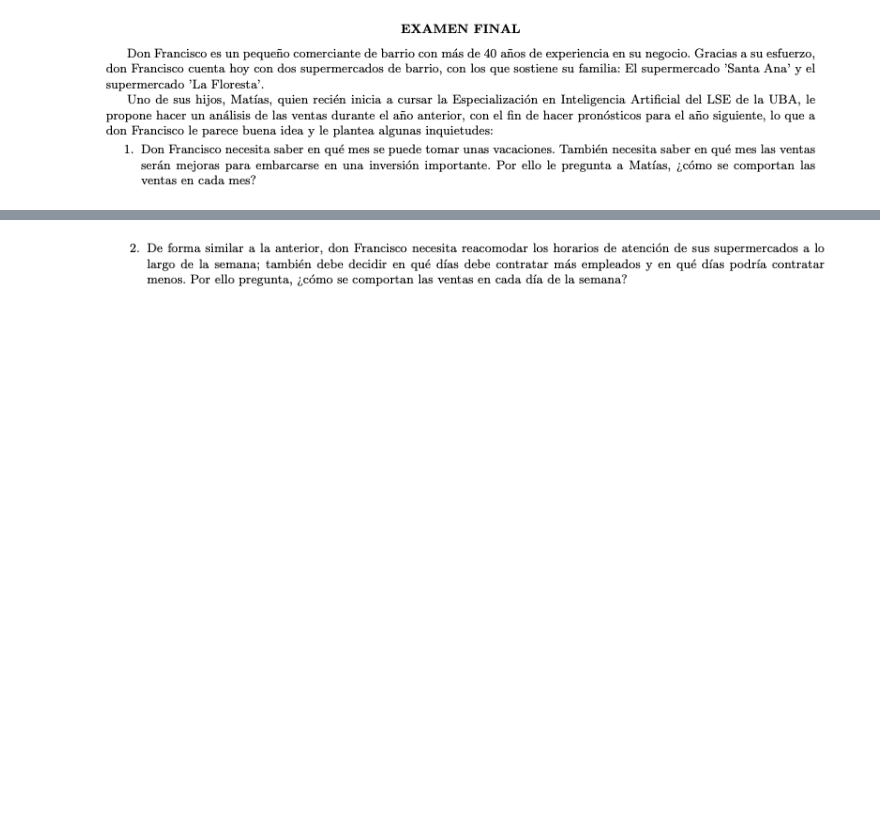
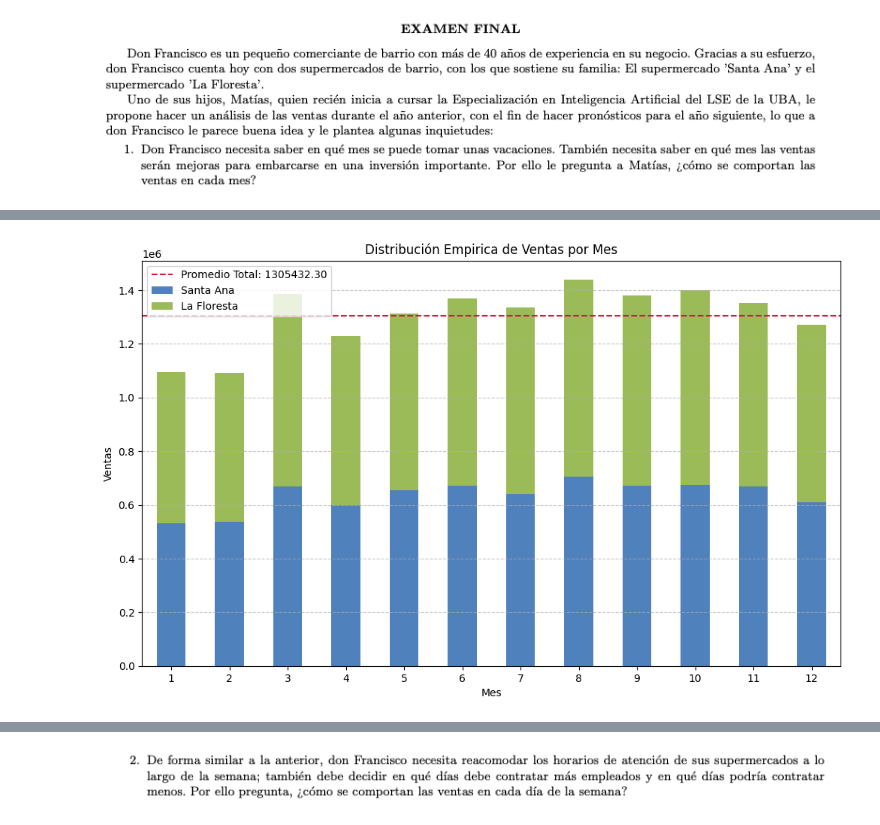
Before and after one commit to abrilnoguera/TPFinal-PEIA, a Jupyter notebook: TP Final.ipynb, the cells around one changed output, grey strips where cells are left out. Saved outputs shown, nothing was run; the diff lists cells and outputs as text; code cells hidden in the pictures; blank space fills up the shorter version.

```diff
--- a/TP Final.ipynb
+++ b/TP Final.ipynb
@@ -10,2 +23,20 @@
+# %%
+# Procesamiento de la variable 'Fecha'
+df['Fecha'] = pd.to_datetime(df['Fecha'])
+
+df['Mes'] = df['Fecha'].dt.month
+df['Dia'] = df['Fecha'].dt.weekday
+df['DiaSemana'] = df['Fecha'].dt.dayofweek
+dias = {0: 'Lunes', 1: 'Martes', 2: 'Miércoles', 3: 'Jueves', 4: 'Viernes', 5: 'Sábado', 6: 'Domingo'}
+df['DiaNombre'] = df['DiaSemana'].map(dias)
 # %% [markdown]
 ![image.png](attachment:image.png)
+# %%
+# Agrupamos por Mes y Tienda, sumando ventas
+tabla_ventas = df.groupby(['Mes', 'Tienda'])['Ventas'].sum().unstack()
+
+# Agregamos la columna 'Total' sumando Santa Ana + La Floresta
+tabla_ventas['Total'] = tabla_ventas.sum(axis=1)
+
+# Mostramos la tabla final
+print(tabla_ventas)
@@ -11,0 +58,27 @@
+# %%
+# Graficamos la tabla de ventas
+colores = ['#4F81BD', '#9BBB59']
+
+tabla_ventas[['Santa Ana', 'La Floresta']].plot(
+    kind='bar',
+    stacked=True,
+    figsize=(12,7),
+    color=colores
+)
+
+# Agregamos la línea de promedio
+promedio_total = tabla_ventas['Total'].mean()
+plt.axhline(y=promedio_total, color='crimson', linestyle='--', label=f'Promedio Total: {promedio_total:.2f}')
+
+# Mejoramos el gráfico
+plt.title("Distribución Empirica de Ventas por Mes")
+plt.xlabel("Mes")
+plt.ylabel("Ventas")
+plt.xticks(rotation=0)
+plt.legend()
+plt.grid(axis='y', linestyle='--', alpha=0.7)
+
+# Mostramos
+plt.show()
+# %% [output]
+[figure, added]
```
Also changed, not shown: parts of 11 cells of this notebook.
